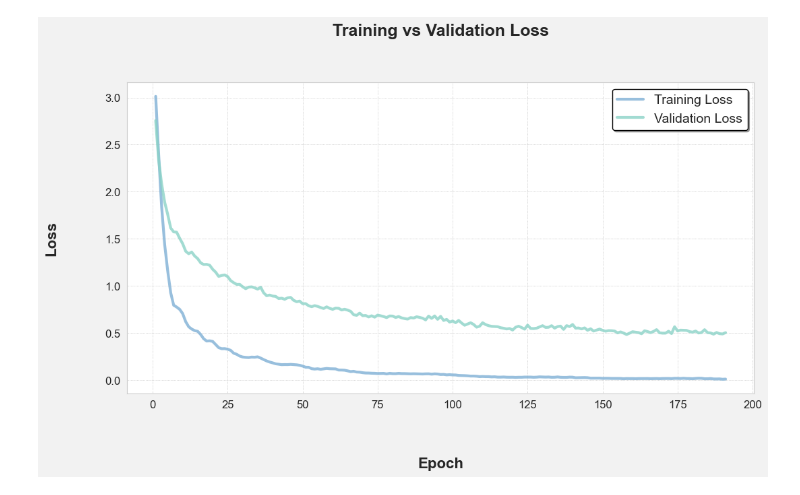
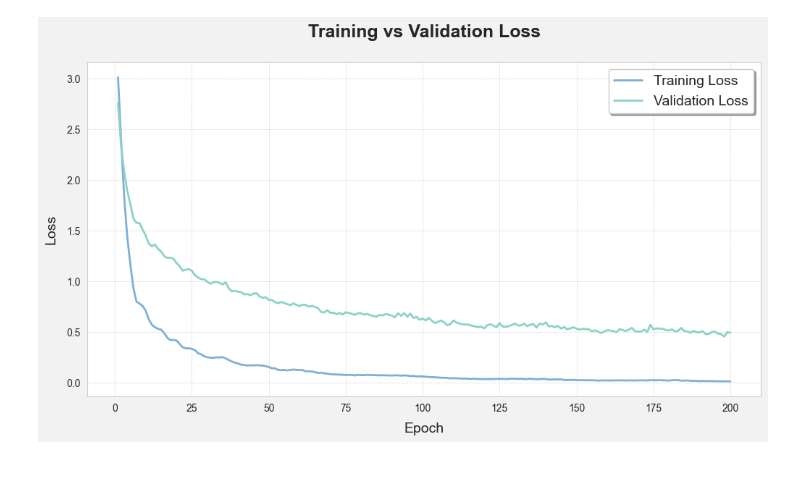
Before and after one commit to grdphilip/swedish_semantic_audio_filtering, a Jupyter notebook: filtering/plots/create_pretty_plot.ipynb, the cells around one changed output. Drawn from its saved outputs; the diff is of its cells as text; code cells hidden in the pictures.

```diff
--- a/filtering/plots/create_pretty_plot.ipynb
+++ b/filtering/plots/create_pretty_plot.ipynb
@@ -76,28 +76,28 @@ print(df)
 # %%
 import matplotlib.pyplot as plt
 import seaborn as sns
 
 # Set Seaborn style with a beige background
 sns.set_style("whitegrid")
 plt.figure(figsize=(12, 6), facecolor="#f2f2f2")  # Soft beige background
 
 # Choose a beautiful font# Use a classic serif font
-plt.rcParams["font.size"] = 12        # Slightly larger font
+plt.rcParams["font.size"] = 10       # Slightly larger font
 
 plt.plot(df["epoch"], df["avg_train_loss"], label="Training Loss",
-         color="#7eb0d5", linewidth=3, alpha=0.8)
+         color="#7eb0d5", linewidth=2, alpha=1.0)
 plt.plot(df["epoch"], df["avg_val_loss"], label="Validation Loss",
-         color="#8bd3c7", linewidth=3,  alpha=0.8)
+         color="#8bd3c7", linewidth=2,  alpha=1.0)
 
-plt.xlabel("Epoch", fontsize=16, fontweight="bold", labelpad=50)
-plt.ylabel("Loss", fontsize=16, fontweight="bold", labelpad=50)
-plt.title("Training vs Validation Loss", fontsize=18, pad=50)
+plt.xlabel("Epoch", fontsize=14, labelpad=8)
+plt.ylabel("Loss", fontsize=14,labelpad=8)
+plt.title("Training vs Validation Loss", fontsize=18, pad=25)
 
 plt.grid(color="gray", linestyle="dotted", linewidth=0.5, alpha=0.6)
 
-plt.legend(fontsize=14, loc="upper right", frameon=True, shadow=True, facecolor="white", edgecolor="black")
+plt.legend(fontsize=14, loc="upper right", frameon=True, shadow=True, facecolor="white")
 
 
 plt.show()
 # %% [output]
-[figure, old version]
+[figure, new version]
```
Also changed, not shown: parts of 1 cell of this notebook, 9 other files.
